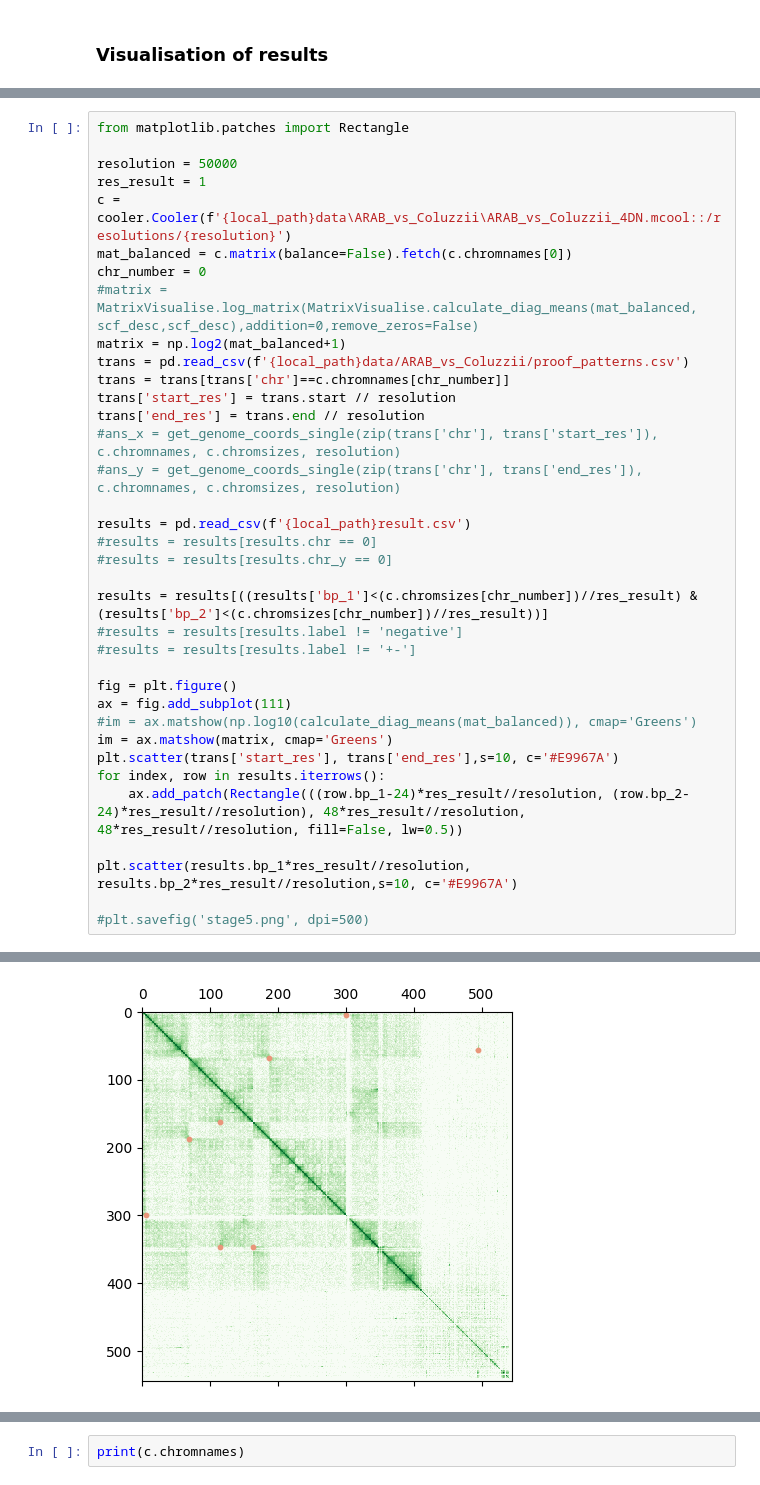
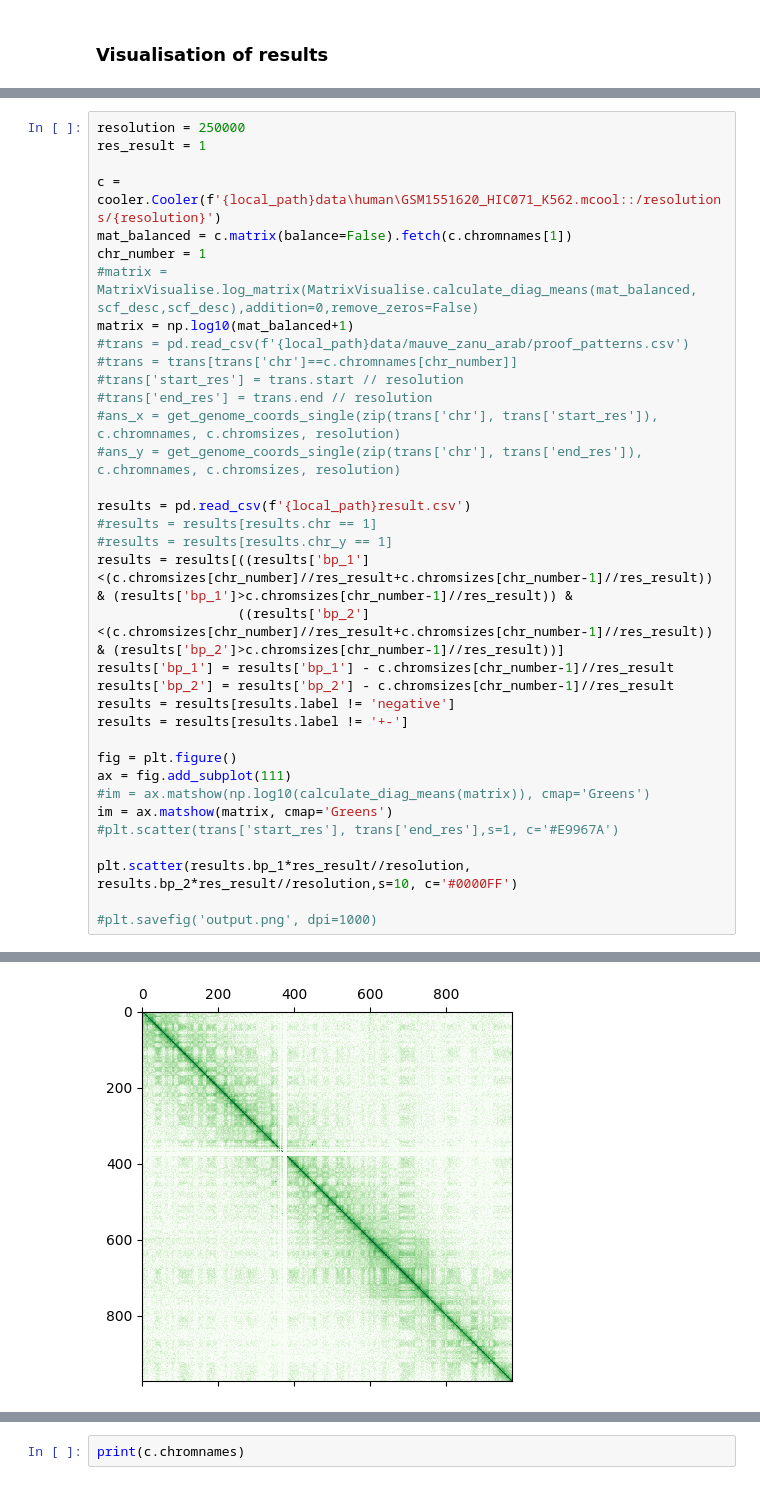
Before and after one commit to Dv1t/HICT_Patterns, a Jupyter notebook: notebooks/quality_check.ipynb, the cells around one changed output, grey strips where cells are left out. Saved outputs shown, nothing was run; the diff lists cells and outputs as text.

```diff
--- a/notebooks/quality_check.ipynb
+++ b/notebooks/quality_check.ipynb
@@ -17,39 +66,38 @@ local_path = 'D:/Study/HICT/HICT_Patterns/'
 # %%
-from matplotlib.patches import Rectangle
+resolution = 250000
+res_result = 1
 
-resolution = 50000
-res_result = 1
-c = cooler.Cooler(f'{local_path}data\ARAB_vs_Coluzzii\ARAB_vs_Coluzzii_4DN.mcool::/resolutions/{resolution}')
-mat_balanced = c.matrix(balance=False).fetch(c.chromnames[0])
-chr_number = 0
+c = cooler.Cooler(f'{local_path}data\human\GSM1551620_HIC071_K562.mcool::/resolutions/{resolution}')
+mat_balanced = c.matrix(balance=False).fetch(c.chromnames[1])
+chr_number = 1
 #matrix = MatrixVisualise.log_matrix(MatrixVisualise.calculate_diag_means(mat_balanced, scf_desc,scf_desc),addition=0,remove_zeros=False)
-matrix = np.log2(mat_balanced+1)
-trans = pd.read_csv(f'{local_path}data/ARAB_vs_Coluzzii/proof_patterns.csv')
-trans = trans[trans['chr']==c.chromnames[chr_number]]
-trans['start_res'] = trans.start // resolution
-trans['end_res'] = trans.end // resolution
+matrix = np.log10(mat_balanced+1)
+#trans = pd.read_csv(f'{local_path}data/mauve_zanu_arab/proof_patterns.csv')
+#trans = trans[trans['chr']==c.chromnames[chr_number]]
+#trans['start_res'] = trans.start // resolution
+#trans['end_res'] = trans.end // resolution
 #ans_x = get_genome_coords_single(zip(trans['chr'], trans['start_res']), c.chromnames, c.chromsizes, resolution)
 #ans_y = get_genome_coords_single(zip(trans['chr'], trans['end_res']), c.chromnames, c.chromsizes, resolution)
 
 results = pd.read_csv(f'{local_path}result.csv')
-#results = results[results.chr == 0]
-#results = results[results.chr_y == 0]
-
-results = results[((results['bp_1']<(c.chromsizes[chr_number])//res_result) & (results['bp_2']<(c.chromsizes[chr_number])//res_result))]
-#results = results[results.label != 'negative']
-#results = results[results.label != '+-']
+#results = results[results.chr == 1]
+#results = results[results.chr_y == 1]
+results = results[((results['bp_1']<(c.chromsizes[chr_number]//res_result+c.chromsizes[chr_number-1]//res_result)) & (results['bp_1']>c.chromsizes[chr_number-1]//res_result)) &
+                  ((results['bp_2']<(c.chromsizes[chr_number]//res_result+c.chromsizes[chr_number-1]//res_result)) & (results['bp_2']>c.chromsizes[chr_number-1]//res_result))]
+results['bp_1'] = results['bp_1'] - c.chromsizes[chr_number-1]//res_result
+results['bp_2'] = results['bp_2'] - c.chromsizes[chr_number-1]//res_result
+results = results[results.label != 'negative']
+results = results[results.label != '+-']
 
 fig = plt.figure()
 ax = fig.add_subplot(111)
-#im = ax.matshow(np.log10(calculate_diag_means(mat_balanced)), cmap='Greens')
+#im = ax.matshow(np.log10(calculate_diag_means(matrix)), cmap='Greens')
 im = ax.matshow(matrix, cmap='Greens')
-plt.scatter(trans['start_res'], trans['end_res'],s=10, c='#E9967A')
-for index, row in results.iterrows():
-    ax.add_patch(Rectangle(((row.bp_1-24)*res_result//resolution, (row.bp_2-24)*res_result//resolution), 48*res_result//resolution, 48*res_result//resolution, fill=False, lw=0.5))
+#plt.scatter(trans['start_res'], trans['end_res'],s=1, c='#E9967A')
 
-plt.scatter(results.bp_1*res_result//resolution, results.bp_2*res_result//resolution,s=10, c='#E9967A')
+plt.scatter(results.bp_1*res_result//resolution, results.bp_2*res_result//resolution,s=10, c='#0000FF')
 
-#plt.savefig('stage5.png', dpi=500)
+#plt.savefig('output.png', dpi=1000)
 # %% [output]
 <matplotlib.collections.PathCollection at 0x...>
-[figure, old version]
+[figure, new version]
```
Also changed, not shown: parts of 15 cells of this notebook, 17 other files.
